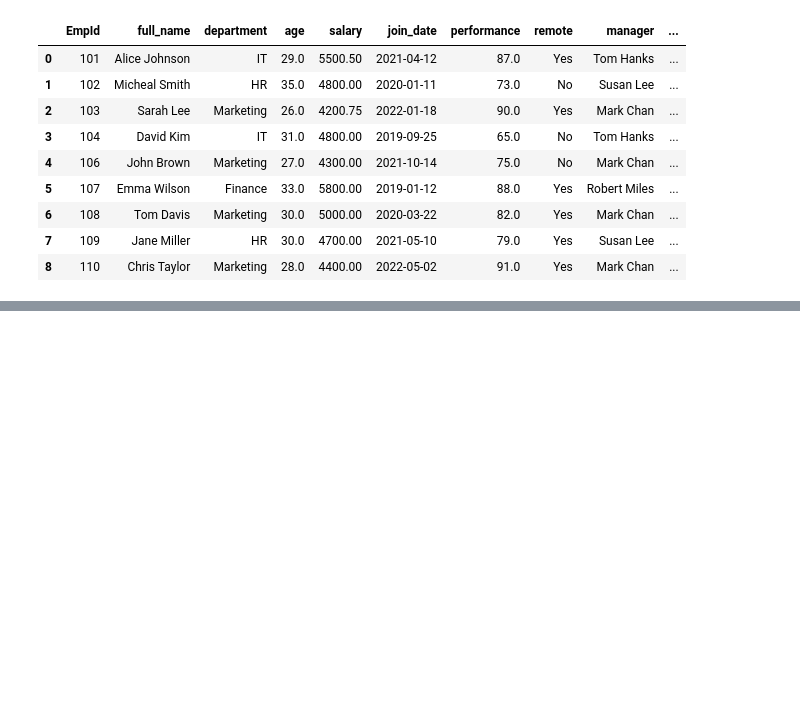
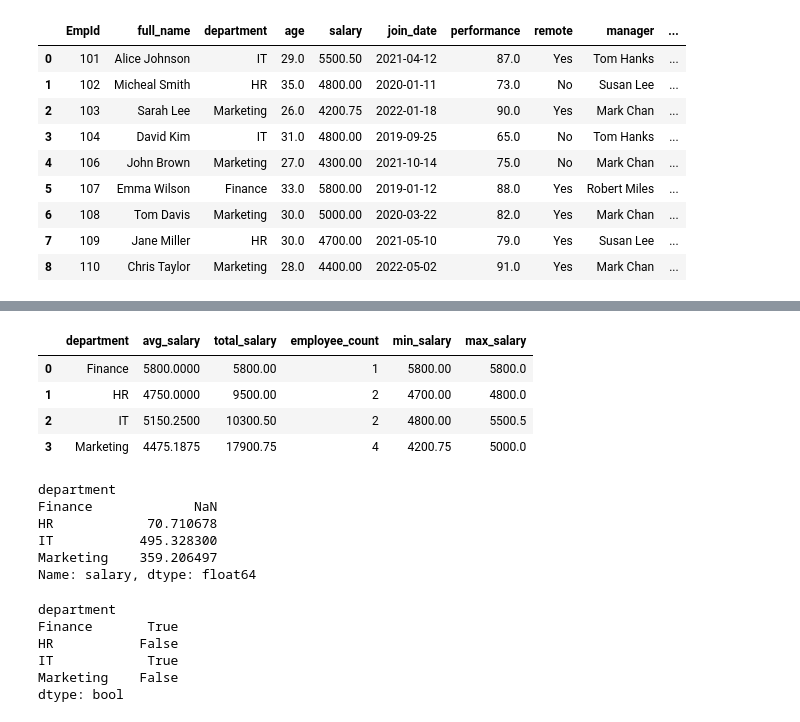
Before and after one commit to Tech-sister/Data-analysis-class, a Jupyter notebook: employee_analysis.ipynb, the cells around one changed output, grey strips where cells are left out. Cells and saved outputs as stored; diff of their text form; code cells hidden in the pictures; blank space fills up the shorter version.

```diff
--- a/employee_analysis.ipynb
+++ b/employee_analysis.ipynb
@@ -1024,0 +1076,32 @@ merge_df
+# %%
+merge_df.groupby('department').agg(
+    avg_salary=('salary', 'mean'),
+    total_salary=('salary', 'sum'),
+    employee_count=('salary', 'count'),
+    min_salary=('salary', 'min'),
+    max_salary=('salary', 'max')
+).reset_index()
+# %% [output]
+|  | department | avg_salary | total_salary | employee_count | min_salary | max_salary |
+| 0 | Finance | 5800.0000 | 5800.00 | 1 | 5800.00 | 5800.0 |
+| 1 | HR | 4750.0000 | 9500.00 | 2 | 4700.00 | 4800.0 |
+| 2 | IT | 5150.2500 | 10300.50 | 2 | 4800.00 | 5500.5 |
+| 3 | Marketing | 4475.1875 | 17900.75 | 4 | 4200.75 | 5000.0 |
+# %%
+merge_df.groupby('department')['salary'].apply(lambda x: x.std())
+# %% [output]
+department
+Finance             NaN
+HR            70.710678
+IT           495.328300
+Marketing    359.206497
+Name: salary, dtype: float64
+# %%
+merge_df.groupby('department').apply(lambda x: x['salary'].mean() >= 5000)
+# %% [output]
+department
+Finance       True
+HR           False
+IT            True
+Marketing    False
+dtype: bool
```
Also changed, not shown: parts of 7 cells of this notebook, 2 other files.
